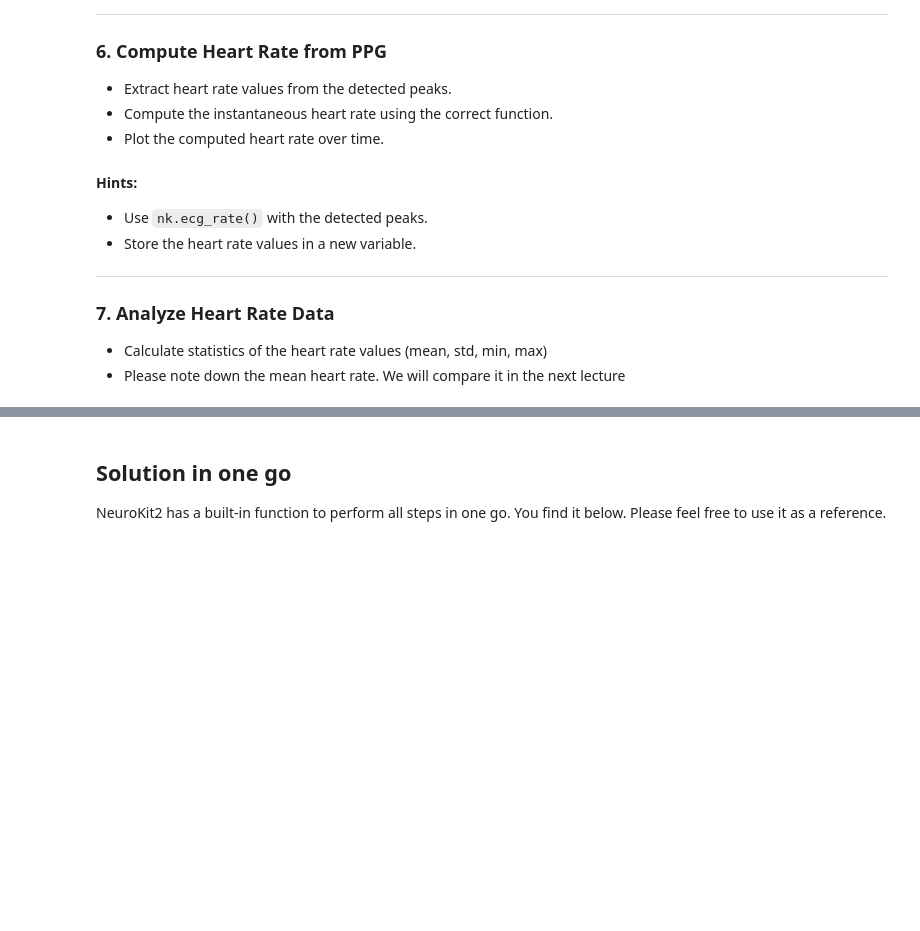
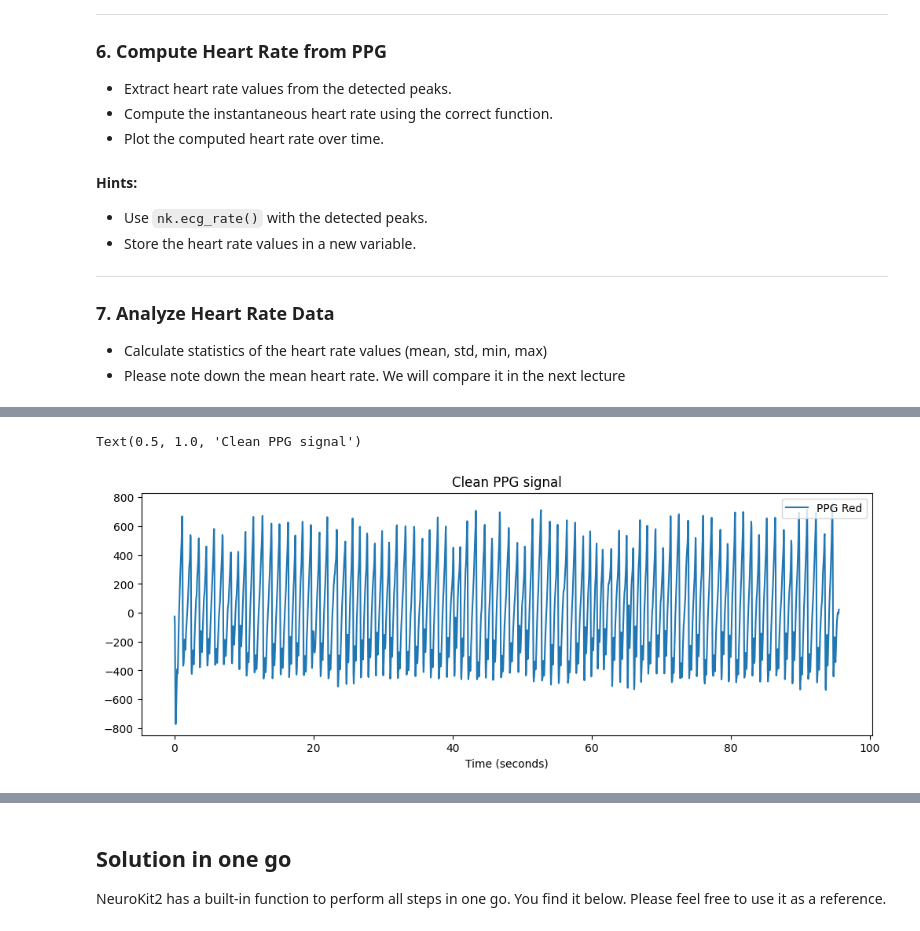
Before and after one commit to Fr3m3l1/BiSeIm, a Jupyter notebook: week2/ppg_hr_exercice.ipynb, the cells around one changed output, grey strips where cells are left out. Cells and saved outputs as stored; diff of their text form; code cells hidden in the pictures; blank space fills up the shorter version.

```diff
--- a/week2/ppg_hr_exercice.ipynb
+++ b/week2/ppg_hr_exercice.ipynb
@@ -112,0 +156,8 @@ ppg_data.head()
+# %%
+# calculate clean signals
+ppg_clean = nk.ppg_clean(ppg_raw, sampling_rate=srate)
+nk.signal_plot(ppg_clean, sampling_rate=srate, labels=ppg_signal)
+plt.title('Clean PPG signal')
+# %% [output]
+Text(0.5, 1.0, 'Clean PPG signal')
+[figure, added]
```
Also changed, not shown: parts of 9 cells of this notebook, 1 other file.
